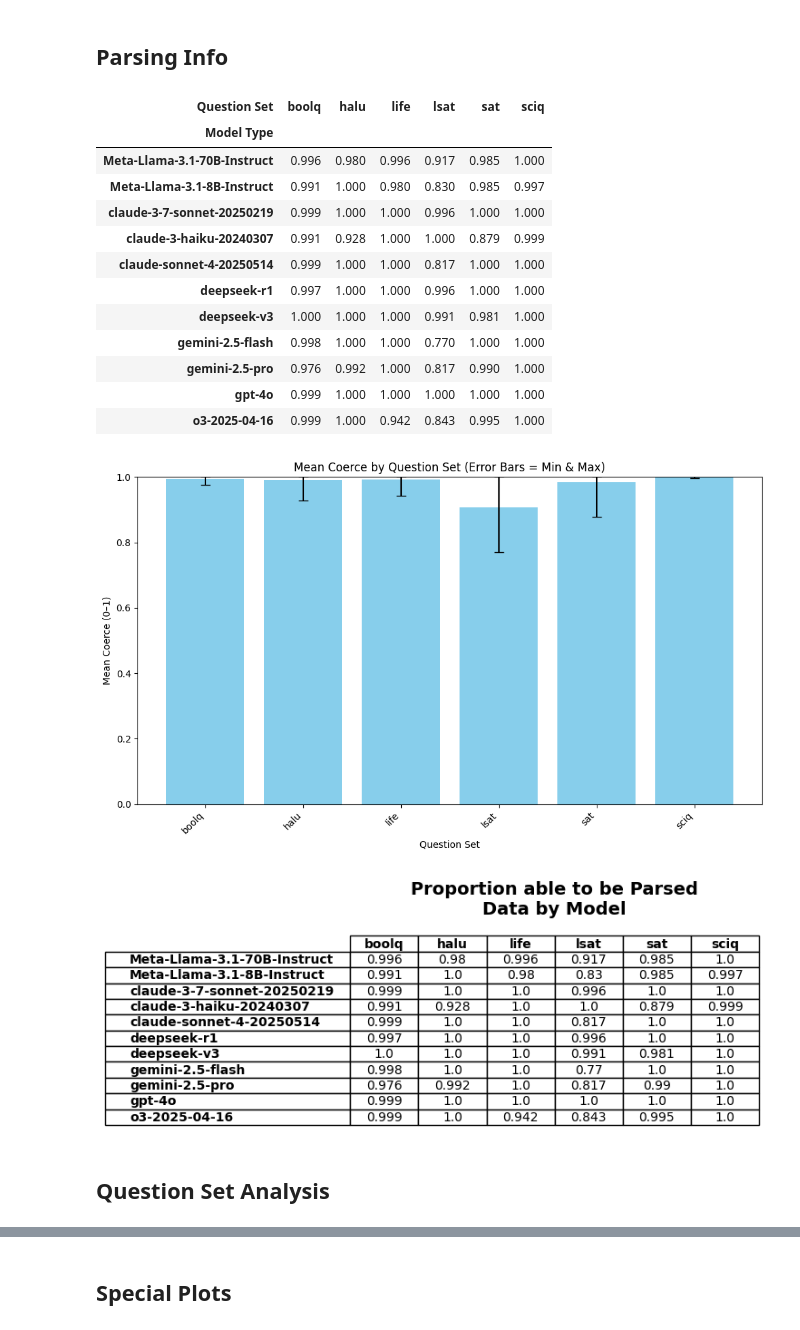
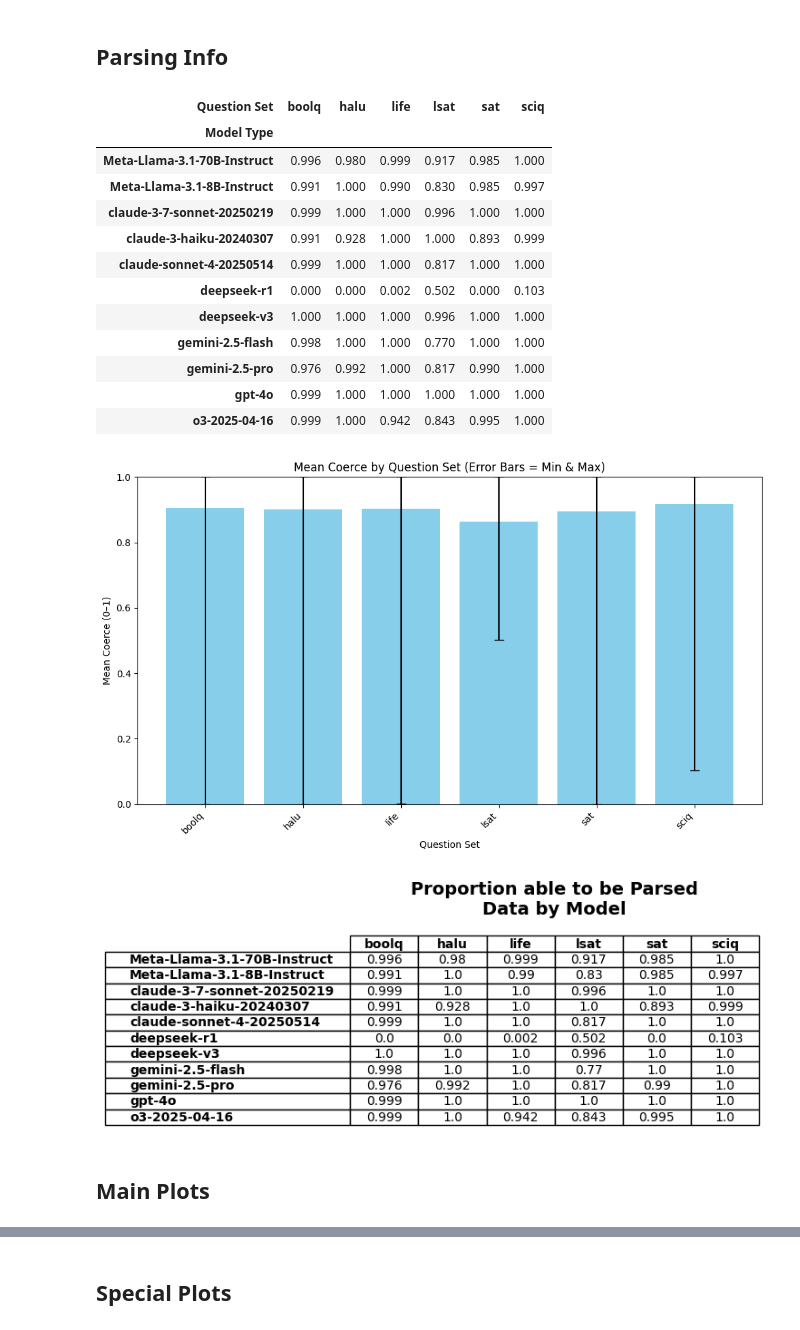
Before and after one commit to NoamMichael/Comparing-Confidence-in-LLMs, a Jupyter notebook: get_results_analysis.ipynb, the cells around one changed output, grey strips where cells are left out. Cells and saved outputs as stored; diff of their text form; code cells hidden in the pictures.

```diff
--- a/get_results_analysis.ipynb
+++ b/get_results_analysis.ipynb
@@ -817,35 +240,0 @@ def parse_gemini_response(entries, fields, stats=False):
-# %%
-import time
-from IPython.display import display, clear_output
-
-models = ["gemini-2.5-flash", "gemini-2.5-pro"]
-
-for model_name in models:
-    for benchmark in metadata:
-        filename = f'{benchmark}_{model_name}.json'
-        folder_path = f"Raw Results\Gemini\{model_name.replace('.', '-')}"
-        file_path = os.path.join(folder_path, filename)
-        print(file_path)
-
-        fields = metadata[benchmark]['fields']
-        #print(fields)
-
-        # Load all lines from the file
-        with open(file_path, "r") as f:
-            entries = json.load(f)
-        df = parse_gemini_response(entries= entries, fields=fields, stats= True)
-
-        #display(df)
-        #time.sleep(5)
-        #clear_output(wait=True)
-
-
-
-        result_folder_path = f"Parsed Results/Gemini/{model_name}"
-        os.makedirs(result_folder_path, exist_ok=True)
-
-        save_file_name = f'{benchmark}_{model_name}.csv'
-
-        save_file_path = os.path.join(result_folder_path, save_file_name)
-
-        df.to_csv(save_file_path, index= False)
@@ -1510,7 +642,7 @@ for provider in base_dir.iterdir():
                     try:
 
                         df = pd.read_csv(csv_file)
-                        mean_val = np.mean(df.dropna(axis=1, how='all').notna().all(axis=1)) # Drops any irrelevant columns and then sees if there are any rows with incomplete sections
+                        mean_val = np.mean(df['coerce']) # Drops any irrelevant columns and then sees if there are any rows with incomplete sections
                         rows.append({
                             "Model Type": model_type.name,
                             "Question Set": question_set,
@@ -1556,40 +688,40 @@ ax.axis('off')
 ax.set_title("Proportion able to be Parsed\nData by Model", fontweight='bold', fontsize=14, pad=20)
 table = ax.table(
     cellText=pivot_df.round(3).values,
     colLabels=pivot_df.columns,
     rowLabels=pivot_df.index,
     cellLoc='center',
     loc='center'
 )
 
 # Styling
 table.auto_set_font_size(False)
 table.set_fontsize(10)
 table.scale(1.2, 1.2)
 
 # Make header bold
 for (row, col), cell in table.get_celld().items():
     if row == 0 or col == -1:
         cell.set_text_props(weight='bold')
 
 plt.tight_layout()
 plt.show()
 # %% [output]
 | Question Set | boolq | halu | life | lsat | sat | sciq |
 | Model Type |  |  |  |  |  |  |
-| Meta-Llama-3.1-70B-Instruct | 0.996 | 0.980 | 0.996 | 0.917 | 0.985 | 1.000 |
-| Meta-Llama-3.1-8B-Instruct | 0.991 | 1.000 | 0.980 | 0.830 | 0.985 | 0.997 |
+| Meta-Llama-3.1-70B-Instruct | 0.996 | 0.980 | 0.999 | 0.917 | 0.985 | 1.000 |
+| Meta-Llama-3.1-8B-Instruct | 0.991 | 1.000 | 0.990 | 0.830 | 0.985 | 0.997 |
 | claude-3-7-sonnet-20250219 | 0.999 | 1.000 | 1.000 | 0.996 | 1.000 | 1.000 |
-| claude-3-haiku-20240307 | 0.991 | 0.928 | 1.000 | 1.000 | 0.879 | 0.999 |
+| claude-3-haiku-20240307 | 0.991 | 0.928 | 1.000 | 1.000 | 0.893 | 0.999 |
 | claude-sonnet-4-20250514 | 0.999 | 1.000 | 1.000 | 0.817 | 1.000 | 1.000 |
-| deepseek-r1 | 0.997 | 1.000 | 1.000 | 0.996 | 1.000 | 1.000 |
-| deepseek-v3 | 1.000 | 1.000 | 1.000 | 0.991 | 0.981 | 1.000 |
+| deepseek-r1 | 0.000 | 0.000 | 0.002 | 0.502 | 0.000 | 0.103 |
+| deepseek-v3 | 1.000 | 1.000 | 1.000 | 0.996 | 1.000 | 1.000 |
 | gemini-2.5-flash | 0.998 | 1.000 | 1.000 | 0.770 | 1.000 | 1.000 |
 | gemini-2.5-pro | 0.976 | 0.992 | 1.000 | 0.817 | 0.990 | 1.000 |
 | gpt-4o | 0.999 | 1.000 | 1.000 | 1.000 | 1.000 | 1.000 |
 | o3-2025-04-16 | 0.999 | 1.000 | 0.942 | 0.843 | 0.995 | 1.000 |
-[figure, old version]
+[figure, new version]
-[figure, old version]
+[figure, new version]
 # %%
 # --- Fix DeepSeek naming scheme ---
 
@@ -1621,8 +753,8 @@ for subdir, files in rename_map.items():
         if os.path.exists(old_path):
             os.rename(old_path, new_path)
             print(f"Renamed {old} -> {new}")
-# %% [markdown]
-##  Question Set Analysis
+# %% [markdown]
+## Main Plots
 # %%
 # --- Function Definitions
 
```
Also changed, not shown: parts of 32 cells of this notebook, 17 other files.
